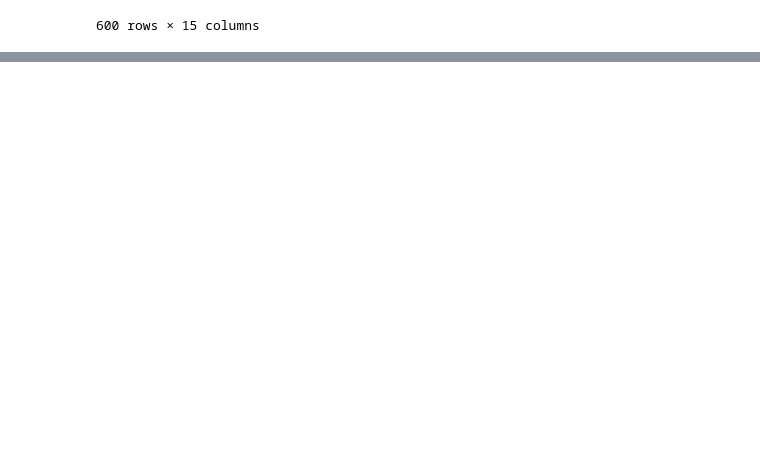
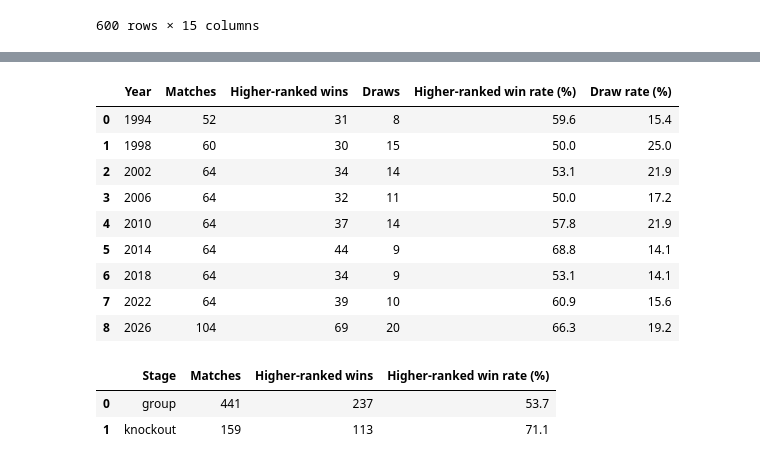
Before and after one commit to bniroula/fifa-analysis, a Jupyter notebook: notebooks/cleanup.ipynb, the cells around one changed output, grey strips where cells are left out. Drawn from its saved outputs; the diff is of its cells as text; code cells hidden in the pictures; blank space fills up the shorter version.

Commit message:
main: Calculate more stats for visualization and export excel file

```diff
--- a/notebooks/cleanup.ipynb
+++ b/notebooks/cleanup.ipynb
@@ -145,0 +143,17 @@ matches[matches['outcome'] == 'draw']
+# %%
+# === Statistics for visualization ===
+# Derived column + a Wilson confidence-interval helper (robust for small n).
+import numpy as np
+
+# Absolute ranking gap between the two teams in a match.
+matches["rank_gap"] = matches["rank_diff"].abs()
+
+def wilson_ci(wins, n, z=1.96):
+    # 95% Wilson score interval for a proportion; better than normal approx for small n.
+    if n == 0:
+        return (np.nan, np.nan)
+    p = wins / n
+    denom = 1 + z**2 / n
+    centre = (p + z**2 / (2 * n)) / denom
+    half = z * np.sqrt(p * (1 - p) / n + z**2 / (4 * n**2)) / denom
+    return (centre - half, centre + half)
@@ -145,0 +199,53 @@ matches[matches['outcome'] == 'draw']
+# %%
+# 2) By tournament: higher-ranked win rate and draw rate per World Cup.
+by_tournament = (
+    matches.assign(is_draw=matches["outcome"].eq("draw"))
+    .groupby("year")
+    .agg(
+        matches=("high_ranked_won", "size"),
+        higher_ranked_wins=("high_ranked_won", "sum"),
+        draws=("is_draw", "sum"),
+    )
+    .reset_index()
+)
+by_tournament["win_rate_pct"] = (by_tournament["higher_ranked_wins"] / by_tournament["matches"] * 100).round(1)
+by_tournament["draw_rate_pct"] = (by_tournament["draws"] / by_tournament["matches"] * 100).round(1)
+by_tournament = by_tournament.rename(columns={
+    "year": "Year",
+    "matches": "Matches",
+    "higher_ranked_wins": "Higher-ranked wins",
+    "draws": "Draws",
+    "win_rate_pct": "Higher-ranked win rate (%)",
+    "draw_rate_pct": "Draw rate (%)",
+})
+by_tournament
+# %% [output]
+|  | Year | Matches | Higher-ranked wins | Draws | Higher-ranked win rate (%) | Draw rate (%) |
+| 0 | 1994 | 52 | 31 | 8 | 59.6 | 15.4 |
+| 1 | 1998 | 60 | 30 | 15 | 50.0 | 25.0 |
+| 2 | 2002 | 64 | 34 | 14 | 53.1 | 21.9 |
+| 3 | 2006 | 64 | 32 | 11 | 50.0 | 17.2 |
+| 4 | 2010 | 64 | 37 | 14 | 57.8 | 21.9 |
+| 5 | 2014 | 64 | 44 | 9 | 68.8 | 14.1 |
+| 6 | 2018 | 64 | 34 | 9 | 53.1 | 14.1 |
+| 7 | 2022 | 64 | 39 | 10 | 60.9 | 15.6 |
+| 8 | 2026 | 104 | 69 | 20 | 66.3 | 19.2 |
+# %%
+# 3) By stage: group vs. knockout.
+by_stage = (
+    matches.groupby("stage")
+    .agg(matches=("high_ranked_won", "size"), higher_ranked_wins=("high_ranked_won", "sum"))
+    .reset_index()
+)
+by_stage["win_rate_pct"] = (by_stage["higher_ranked_wins"] / by_stage["matches"] * 100).round(1)
+by_stage = by_stage.rename(columns={
+    "stage": "Stage",
+    "matches": "Matches",
+    "higher_ranked_wins": "Higher-ranked wins",
+    "win_rate_pct": "Higher-ranked win rate (%)",
+})
+by_stage
+# %% [output]
+|  | Stage | Matches | Higher-ranked wins | Higher-ranked win rate (%) |
+| 0 | group | 441 | 237 | 53.7 |
+| 1 | knockout | 159 | 113 | 71.1 |
```
Also changed, not shown: parts of 12 cells of this notebook, 3 other files.
